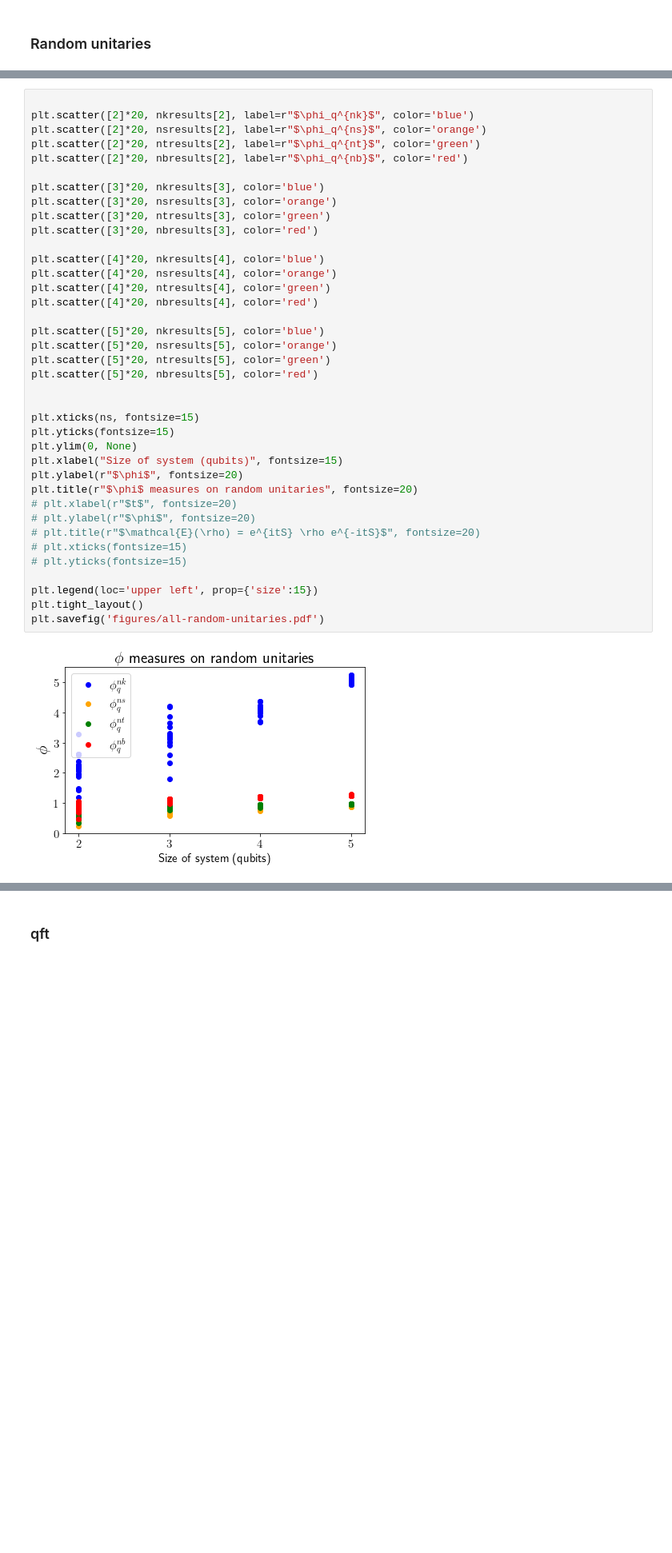
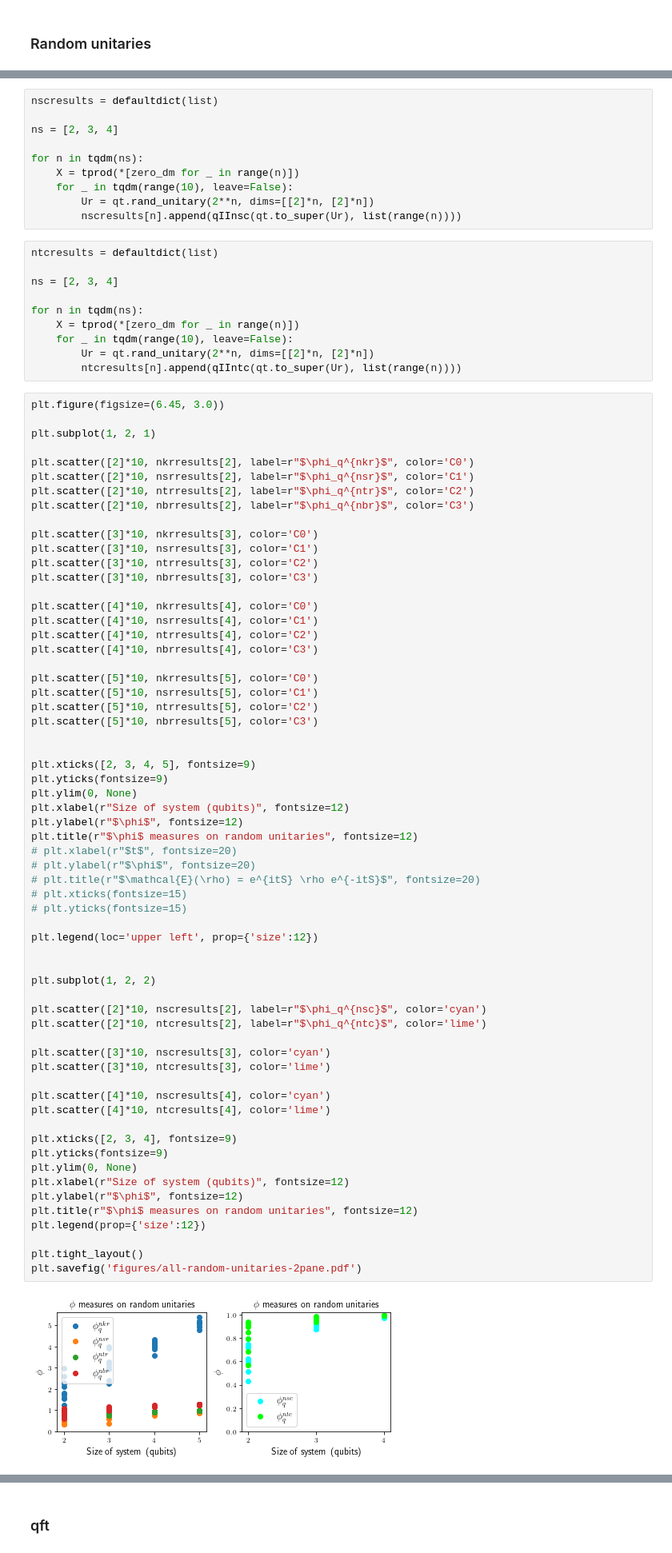
Before and after one commit to ejmichaud/quantum-iit, a Jupyter notebook: experiments.ipynb, the cells around one changed output, grey strips where cells are left out. Shown at 80% size. Saved outputs shown, nothing was run; the diff lists cells and outputs as text; blank space fills up the shorter version.

```diff
--- a/experiments.ipynb
+++ b/experiments.ipynb
@@ -292,43 +325,87 @@ plt.savefig('figures/nb-random-unitaries.pdf')
+# %%
+nscresults = defaultdict(list)
+
+ns = [2, 3, 4]
+
+for n in tqdm(ns):
+    X = tprod(*[zero_dm for _ in range(n)])
+    for _ in tqdm(range(10), leave=False):
+        Ur = qt.rand_unitary(2**n, dims=[[2]*n, [2]*n])
+        nscresults[n].append(qIInsc(qt.to_super(Ur), list(range(n))))
+# %%
+ntcresults = defaultdict(list)
+
+ns = [2, 3, 4]
+
+for n in tqdm(ns):
+    X = tprod(*[zero_dm for _ in range(n)])
+    for _ in tqdm(range(10), leave=False):
+        Ur = qt.rand_unitary(2**n, dims=[[2]*n, [2]*n])
+        ntcresults[n].append(qIIntc(qt.to_super(Ur), list(range(n))))
 # %%
+plt.figure(figsize=(6.45, 3.0))
 
-plt.scatter([2]*20, nkresults[2], label=r"$\phi_q^{nk}$", color='blue')
-plt.scatter([2]*20, nsresults[2], label=r"$\phi_q^{ns}$", color='orange')
-plt.scatter([2]*20, ntresults[2], label=r"$\phi_q^{nt}$", color='green')
-plt.scatter([2]*20, nbresults[2], label=r"$\phi_q^{nb}$", color='red')
+plt.subplot(1, 2, 1)
 
-plt.scatter([3]*20, nkresults[3], color='blue')
-plt.scatter([3]*20, nsresults[3], color='orange')
-plt.scatter([3]*20, ntresults[3], color='green')
-plt.scatter([3]*20, nbresults[3], color='red')
+plt.scatter([2]*10, nkrresults[2], label=r"$\phi_q^{nkr}$", color='C0')
+plt.scatter([2]*10, nsrresults[2], label=r"$\phi_q^{nsr}$", color='C1')
+plt.scatter([2]*10, ntrresults[2], label=r"$\phi_q^{ntr}$", color='C2')
+plt.scatter([2]*10, nbrresults[2], label=r"$\phi_q^{nbr}$", color='C3')
 
-plt.scatter([4]*20, nkresults[4], color='blue')
-plt.scatter([4]*20, nsresults[4], color='orange')
-plt.scatter([4]*20, ntresults[4], color='green')
-plt.scatter([4]*20, nbresults[4], color='red')
+plt.scatter([3]*10, nkrresults[3], color='C0')
+plt.scatter([3]*10, nsrresults[3], color='C1')
+plt.scatter([3]*10, ntrresults[3], color='C2')
+plt.scatter([3]*10, nbrresults[3], color='C3')
 
-plt.scatter([5]*20, nkresults[5], color='blue')
-plt.scatter([5]*20, nsresults[5], color='orange')
-plt.scatter([5]*20, ntresults[5], color='green')
-plt.scatter([5]*20, nbresults[5], color='red')
+plt.scatter([4]*10, nkrresults[4], color='C0')
+plt.scatter([4]*10, nsrresults[4], color='C1')
+plt.scatter([4]*10, ntrresults[4], color='C2')
+plt.scatter([4]*10, nbrresults[4], color='C3')
+
+plt.scatter([5]*10, nkrresults[5], color='C0')
+plt.scatter([5]*10, nsrresults[5], color='C1')
+plt.scatter([5]*10, ntrresults[5], color='C2')
+plt.scatter([5]*10, nbrresults[5], color='C3')
 
 
-plt.xticks(ns, fontsize=15)
-plt.yticks(fontsize=15)
+plt.xticks([2, 3, 4, 5], fontsize=9)
+plt.yticks(fontsize=9)
 plt.ylim(0, None)
-plt.xlabel("Size of system (qubits)", fontsize=15)
-plt.ylabel(r"$\phi$", fontsize=20)
-plt.title(r"$\phi$ measures on random unitaries", fontsize=20)
+plt.xlabel(r"Size of system (qubits)", fontsize=12)
+plt.ylabel(r"$\phi$", fontsize=12)
+plt.title(r"$\phi$ measures on random unitaries", fontsize=12)
 # plt.xlabel(r"$t$", fontsize=20)
 # plt.ylabel(r"$\phi$", fontsize=20)
 # plt.title(r"$\mathcal{E}(\rho) = e^{itS} \rho e^{-itS}$", fontsize=20)
 # plt.xticks(fontsize=15)
 # plt.yticks(fontsize=15)
 
-plt.legend(loc='upper left', prop={'size':15})
+plt.legend(loc='upper left', prop={'size':12})
+
+
+plt.subplot(1, 2, 2)
+
+plt.scatter([2]*10, nscresults[2], label=r"$\phi_q^{nsc}$", color='cyan')
+plt.scatter([2]*10, ntcresults[2], label=r"$\phi_q^{ntc}$", color='lime')
+
+plt.scatter([3]*10, nscresults[3], color='cyan')
+plt.scatter([3]*10, ntcresults[3], color='lime')
+
+plt.scatter([4]*10, nscresults[4], color='cyan')
+plt.scatter([4]*10, ntcresults[4], color='lime')
+
+plt.xticks([2, 3, 4], fontsize=9)
+plt.yticks(fontsize=9)
+plt.ylim(0, None)
+plt.xlabel(r"Size of system (qubits)", fontsize=12)
+plt.ylabel(r"$\phi$", fontsize=12)
+plt.title(r"$\phi$ measures on random unitaries", fontsize=12)
+plt.legend(prop={'size':12})
+
 plt.tight_layout()
-plt.savefig('figures/all-random-unitaries.pdf')
+plt.savefig('figures/all-random-unitaries-2pane.pdf')
 # %% [output]
-[figure, old version]
+[figure, new version]
 # %%
 n3results = defaultdict(list)
 
```
Also changed, not shown: parts of 26 cells of this notebook, 2 other files.
